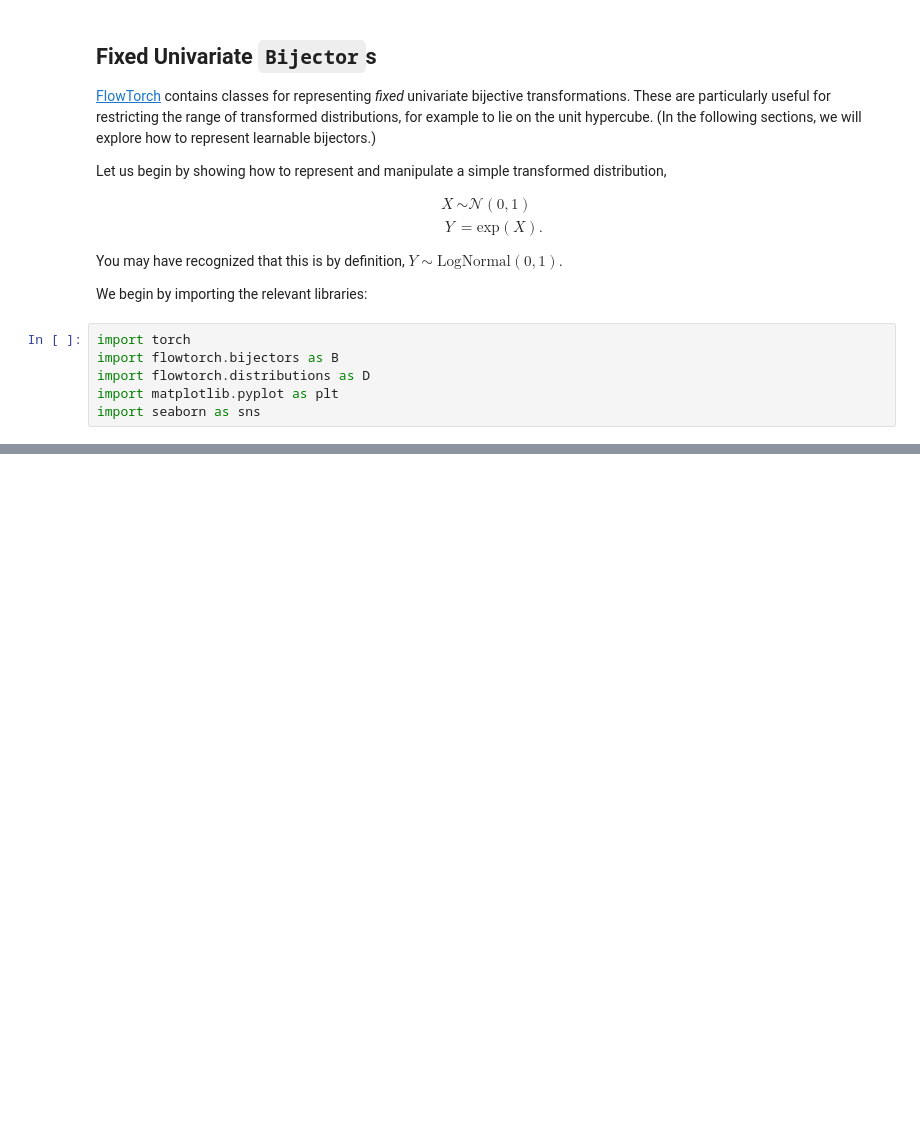
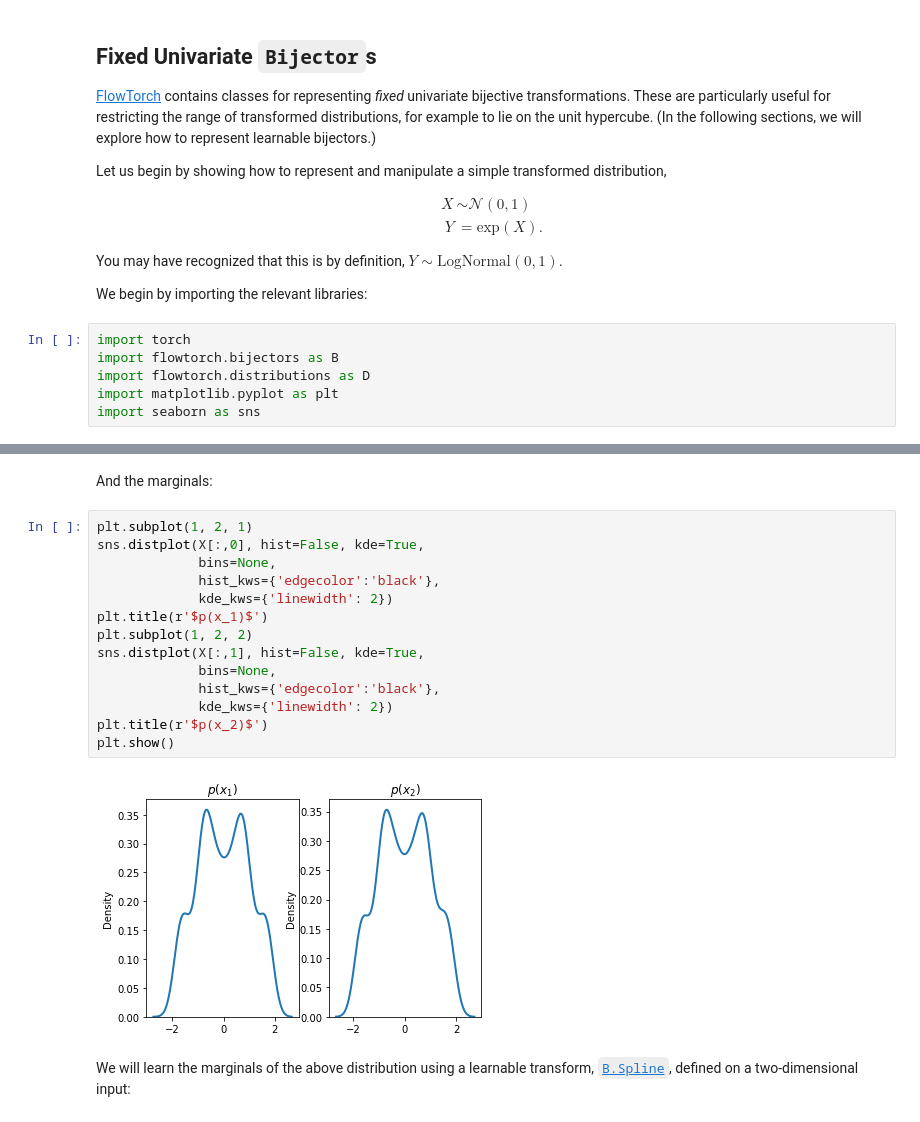
Before and after one commit to facebookincubator/flowtorch, a Jupyter notebook: flowtorch/tutorials/univariate_bijections.ipynb, the cells around one changed output, grey strips where cells are left out. Saved outputs shown, nothing was run; the diff lists cells and outputs as text; blank space fills up the shorter version.

```diff
--- a/flowtorch/tutorials/univariate_bijections.ipynb
+++ b/flowtorch/tutorials/univariate_bijections.ipynb
@@ -59,0 +140,20 @@ A variety of bijective transformations live in the `flowtorch.bijectors` module,
+# %% [markdown]
+And the marginals:
+# %%
+plt.subplot(1, 2, 1)
+sns.distplot(X[:,0], hist=False, kde=True,
+             bins=None,
+             hist_kws={'edgecolor':'black'},
+             kde_kws={'linewidth': 2})
+plt.title(r'$p(x_1)$')
+plt.subplot(1, 2, 2)
+sns.distplot(X[:,1], hist=False, kde=True,
+             bins=None,
+             hist_kws={'edgecolor':'black'},
+             kde_kws={'linewidth': 2})
+plt.title(r'$p(x_2)$')
+plt.show()
+# %% [output]
+[figure, added]
+# %% [markdown]
+We will learn the marginals of the above distribution using a learnable transform, [`B.Spline`](https://flowtorch.ai/api/flowtorch.bijectors.spline), defined on a two-dimensional input:
```
Also changed, not shown: parts of 19 cells of this notebook.
